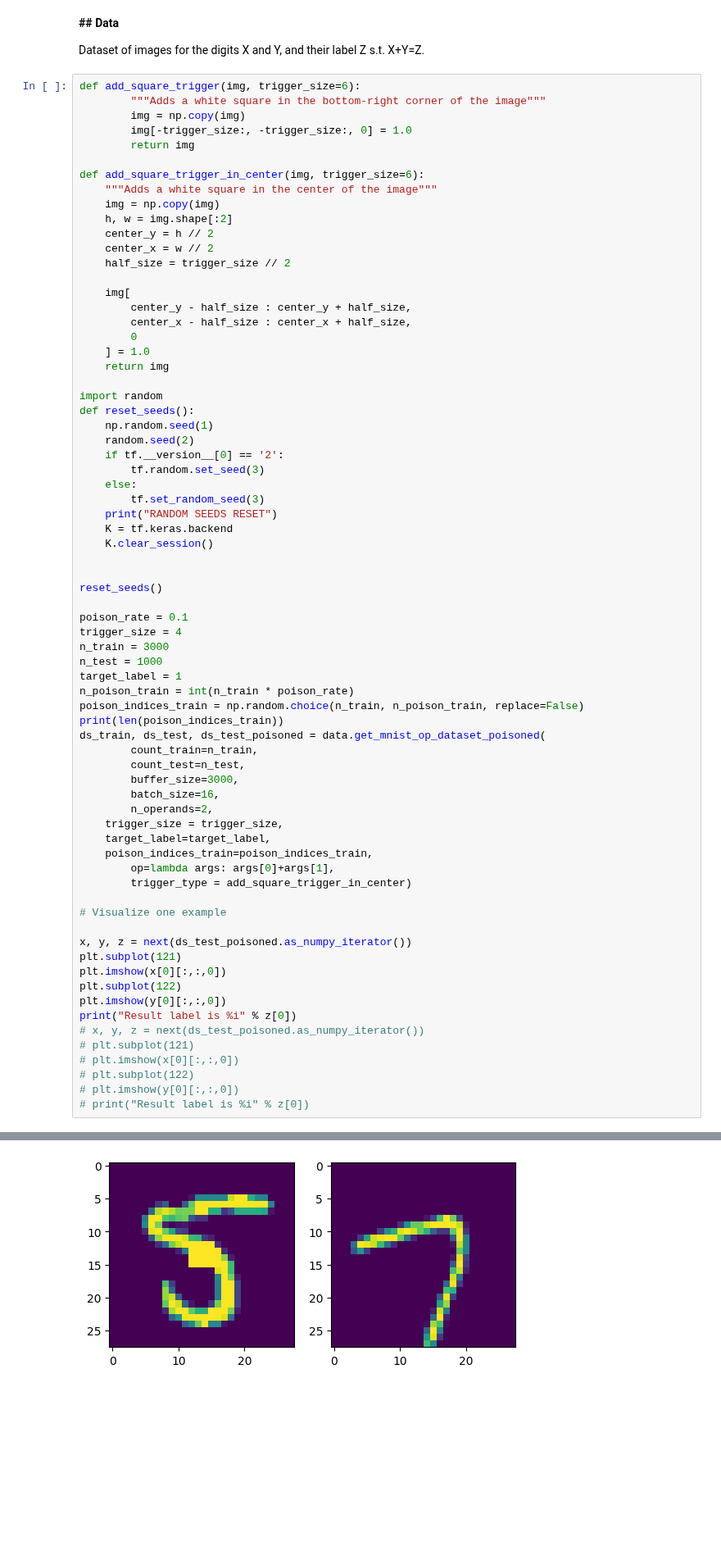
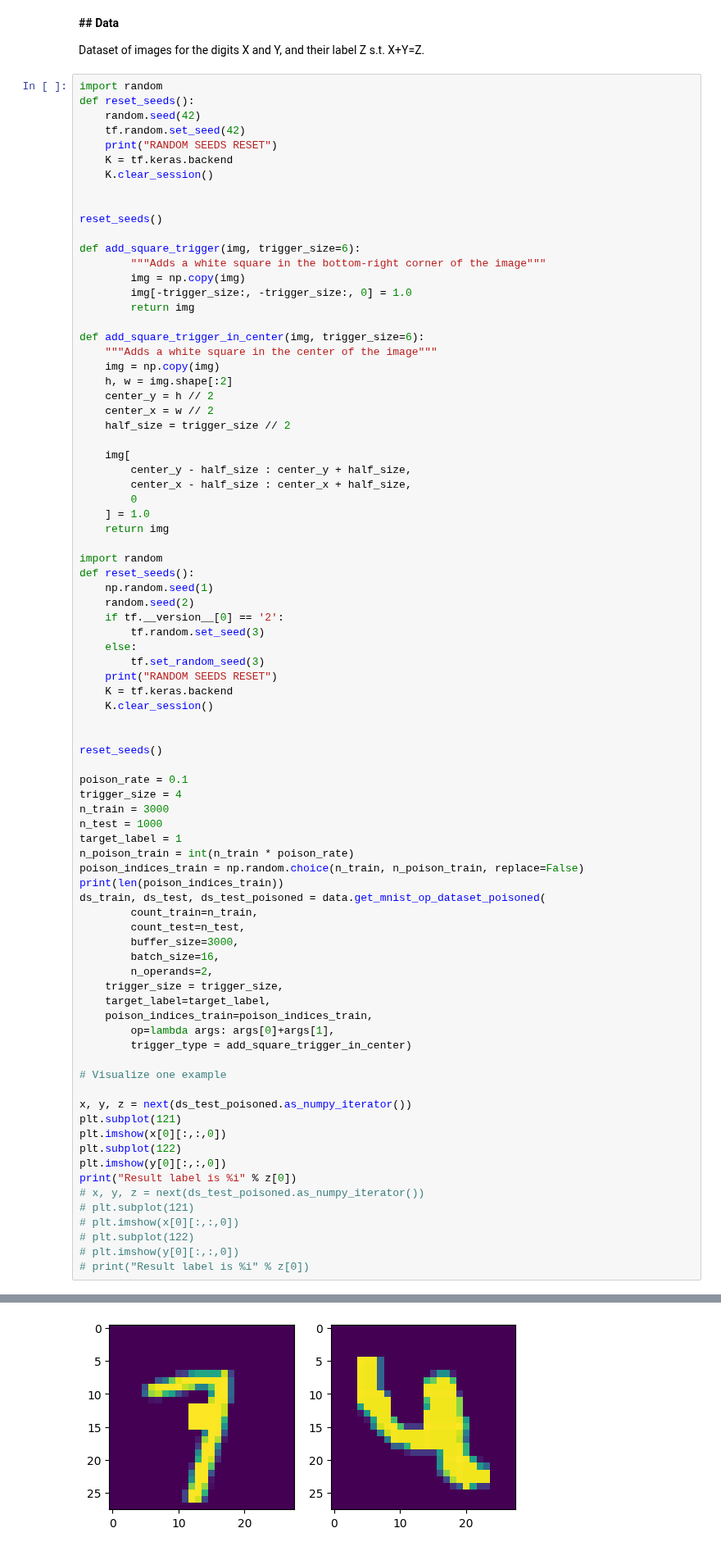
Before and after one commit to myriamcg/NeSy-vs-Backdoors, a Jupyter notebook: logictensornetwork/examples/mnist/attacks/single_digit_add/center_trigger/0,1_4_middle.ipynb, the cells around one changed output, grey strips where cells are left out. Shown at 82% size. Drawn from its saved outputs; the diff is of its cells as text; blank space fills up the shorter version.

```diff
--- a/logictensornetwork/examples/mnist/attacks/single_digit_add/center_trigger/0,1_4_middle.ipynb
+++ b/logictensornetwork/examples/mnist/attacks/single_digit_add/center_trigger/0,1_4_middle.ipynb
@@ -37,6 +37,17 @@ import numpy as np
 
 Dataset of images for the digits X and Y, and their label Z s.t. X+Y=Z.
 # %%
+import random
+def reset_seeds():
+    random.seed(42)
+    tf.random.set_seed(42)
+    print("RANDOM SEEDS RESET")
+    K = tf.keras.backend
+    K.clear_session()
+
+
+reset_seeds()
+
 def add_square_trigger(img, trigger_size=6):
         """Adds a white square in the bottom-right corner of the image"""
         img = np.copy(img)
@@ -114,4 +129,4 @@ Result label is 8
-[figure, old version]
+[figure, new version]
 # %% [markdown]
 ## LTN
 # %%
```
Also changed, not shown: parts of 5 cells of this notebook, 27 other files.
